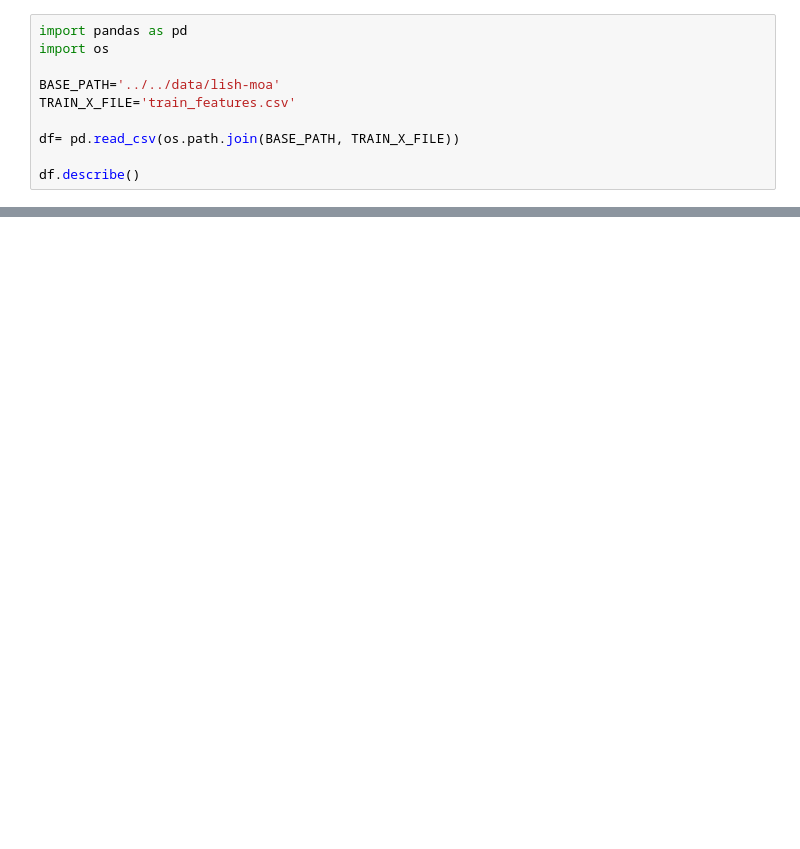
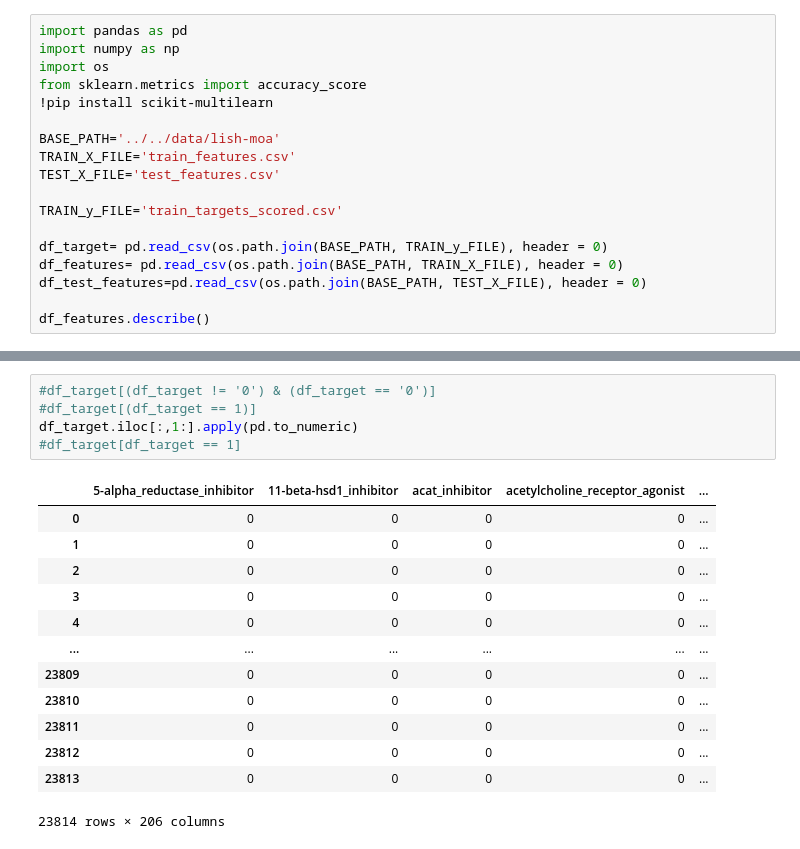
Before and after one commit to jjTudu/coffee, a Jupyter notebook: moa_kaggle.ipynb, the cells around one changed output, grey strips where cells are left out. Saved outputs shown, nothing was run; the diff lists cells and outputs as text; blank space fills up the shorter version.

```diff
--- a/moa_kaggle.ipynb
+++ b/moa_kaggle.ipynb
@@ -1,11 +1,19 @@
 # %%
 import pandas as pd
+import numpy as np
 import os
+from sklearn.metrics import accuracy_score
+!pip install scikit-multilearn
 
 BASE_PATH='../../data/lish-moa'
 TRAIN_X_FILE='train_features.csv'
+TEST_X_FILE='test_features.csv'
 
-df= pd.read_csv(os.path.join(BASE_PATH, TRAIN_X_FILE))
+TRAIN_y_FILE='train_targets_scored.csv'
 
-df.describe()
+df_target= pd.read_csv(os.path.join(BASE_PATH, TRAIN_y_FILE), header = 0)
+df_features= pd.read_csv(os.path.join(BASE_PATH, TRAIN_X_FILE), header = 0)
+df_test_features=pd.read_csv(os.path.join(BASE_PATH, TEST_X_FILE), header = 0)
+
+df_features.describe()
 # %% [output]
@@ -21,0 +64,19 @@ df.describe()
+# %%
+#df_target[(df_target != '0') & (df_target == '0')]
+#df_target[(df_target == 1)]
+df_target.iloc[:,1:].apply(pd.to_numeric)
+#df_target[df_target == 1]
+# %% [output]
+|  | 5-alpha_reductase_inhibitor | 11-beta-hsd1_inhibitor | acat_inhibitor | acetylcholine_receptor_agonist | ... |
+| 0 | 0 | 0 | 0 | 0 | ... |
+| 1 | 0 | 0 | 0 | 0 | ... |
+| 2 | 0 | 0 | 0 | 0 | ... |
+| 3 | 0 | 0 | 0 | 0 | ... |
+| 4 | 0 | 0 | 0 | 0 | ... |
+| ... | ... | ... | ... | ... | ... |
+| 23809 | 0 | 0 | 0 | 0 | ... |
+| 23810 | 0 | 0 | 0 | 0 | ... |
+| 23811 | 0 | 0 | 0 | 0 | ... |
+| 23812 | 0 | 0 | 0 | 0 | ... |
+| 23813 | 0 | 0 | 0 | 0 | ... |
+23814 rows × 206 columns
```
Also changed, not shown: parts of 12 cells of this notebook.
